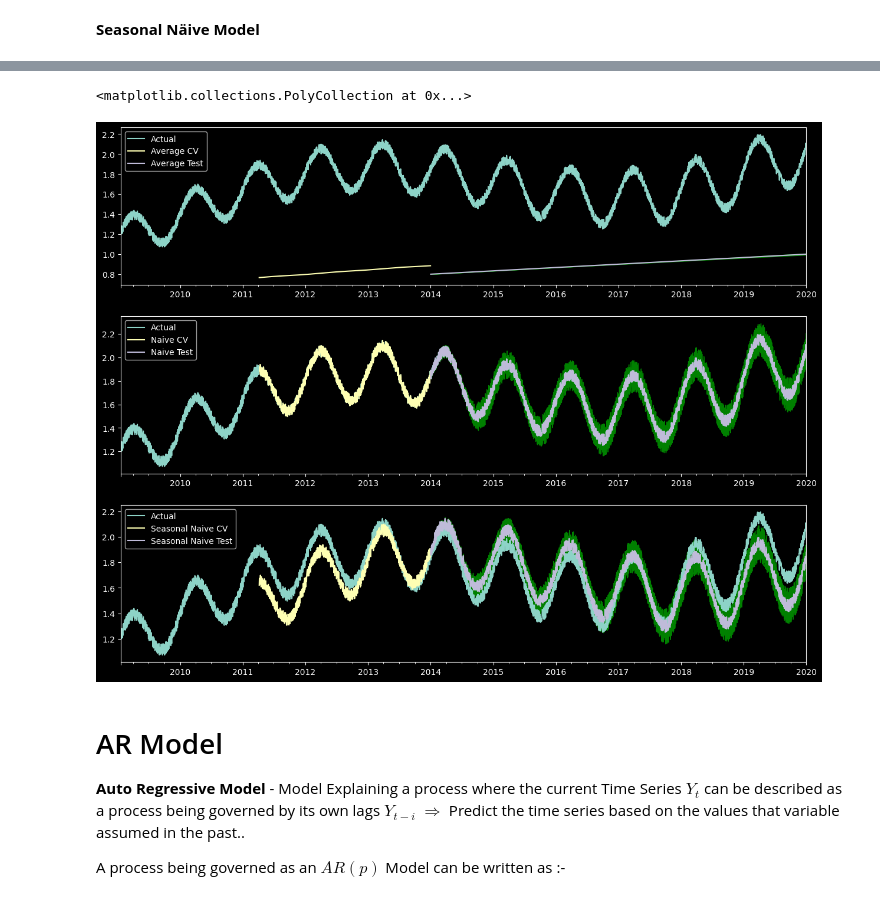
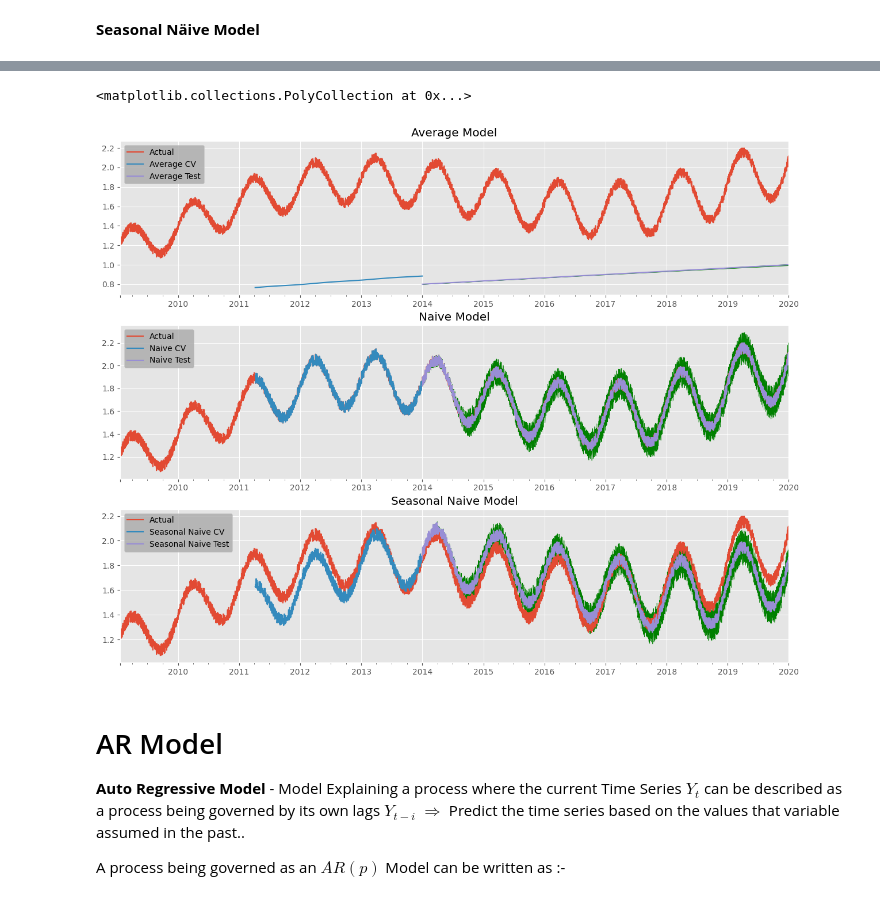
Before and after one commit to ag-ds-bubble/GIDS-2020-Time-Series-Forecasting-Workshop, a Jupyter notebook: Notebooks/06-Modelling Concepts.ipynb, the cells around one changed output, grey strips where cells are left out. Cells and saved outputs as stored; diff of their text form; code cells hidden in the pictures.

```diff
--- a/Notebooks/06-Modelling Concepts.ipynb
+++ b/Notebooks/06-Modelling Concepts.ipynb
@@ -59,8 +40,7 @@ prepared_datapath = root_path+'Prepared Data/'
 # %%
 plt.rcParams['figure.dpi'] = 100
 plt.rcParams['figure.figsize'] = (15,7)
-plt.style.use('dark_background')
-# plt.style.use('ggplot')
+plt.style.use('ggplot')
 # %% [markdown]
 # Splitting Data
 
@@ -497,24 +473,27 @@ combined_msheet = combined_msheet.iloc[-4000:,:]
 # %%
 fig, axes = plt.subplots(3,1, figsize=(15,12))
 
 # Plot the Actual Series
-combined_msheet[['Actual', 'Average CV', 'Average Test']].plot(ax=axes[0])
+combined_msheet[['Actual', 'Average CV', 'Average Test']].plot(ax=axes[0],
+                                                           title='Average Model')
 axes[0].fill_between(combined_msheet['Average UL'].dropna().index,
                      combined_msheet['Average UL'].dropna(),
                      combined_msheet['Average LL'].dropna(), color='g')
 # Plot for Naive Model
-combined_msheet[['Actual', 'Naive CV', 'Naive Test']].plot(ax=axes[1])
+combined_msheet[['Actual', 'Naive CV', 'Naive Test']].plot(ax=axes[1],
+                                                           title='Naive Model')
 axes[1].fill_between(combined_msheet['Naive UL'].dropna().index,
                      combined_msheet['Naive UL'].dropna(),
                      combined_msheet['Naive LL'].dropna(), color='g')
 # Plot for Seasonal Naive Model
-combined_msheet[['Actual', 'Seasonal Naive CV', 'Seasonal Naive Test']].plot(ax=axes[2])
+combined_msheet[['Actual', 'Seasonal Naive CV', 'Seasonal Naive Test']].plot(ax=axes[2],
+                                                                             title='Seasonal Naive Model')
 axes[2].fill_between(combined_msheet['Seasonal Naive UL'].dropna().index,
                      combined_msheet['Seasonal Naive UL'].dropna(),
                      combined_msheet['Seasonal Naive LL'].dropna(), color='g')
 # %% [output]
 <matplotlib.collections.PolyCollection at 0x...>
-[figure, old version]
+[figure, new version]
 # %% [markdown]
 # AR Model
 
```
Also changed, not shown: parts of 23 cells of this notebook, 33 other files.
